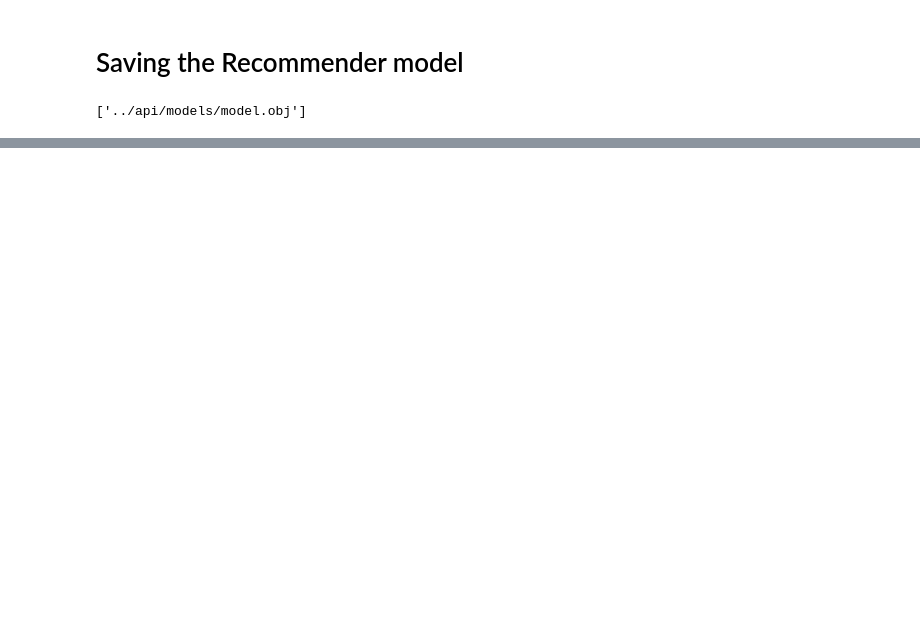
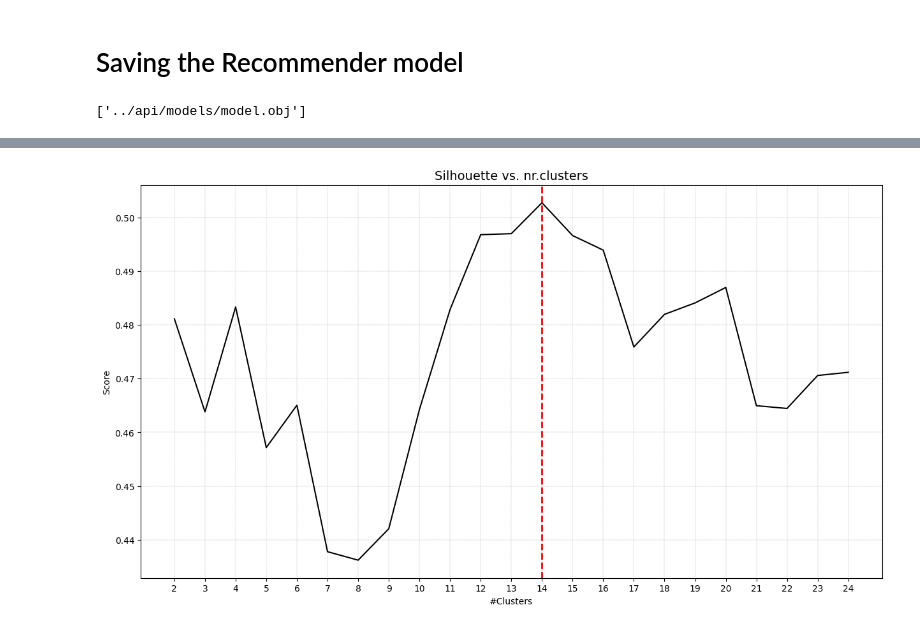
Before and after one commit to cse-vaibhav/Project2-backend, a Jupyter notebook: notebooks/Recommendor_new.ipynb, the cells around one changed output, grey strips where cells are left out. Cells and saved outputs as stored; diff of their text form; code cells hidden in the pictures; blank space fills up the shorter version.

```diff
--- a/notebooks/Recommendor_new.ipynb
+++ b/notebooks/Recommendor_new.ipynb
@@ -305,0 +334,4 @@ joblib.dump(recommender, "../api/models/model.obj")
+# %%
+ce = clusteval(cluster='agglomerative', evaluate='silhouette')
+# %%
+res = ce.fit(x)
@@ -305,0 +364,5 @@ joblib.dump(recommender, "../api/models/model.obj")
+# %%
+ce.plot()
+plt.show()
+# %% [output]
+[figure, added]
```
Also changed, not shown: parts of 17 cells of this notebook.
